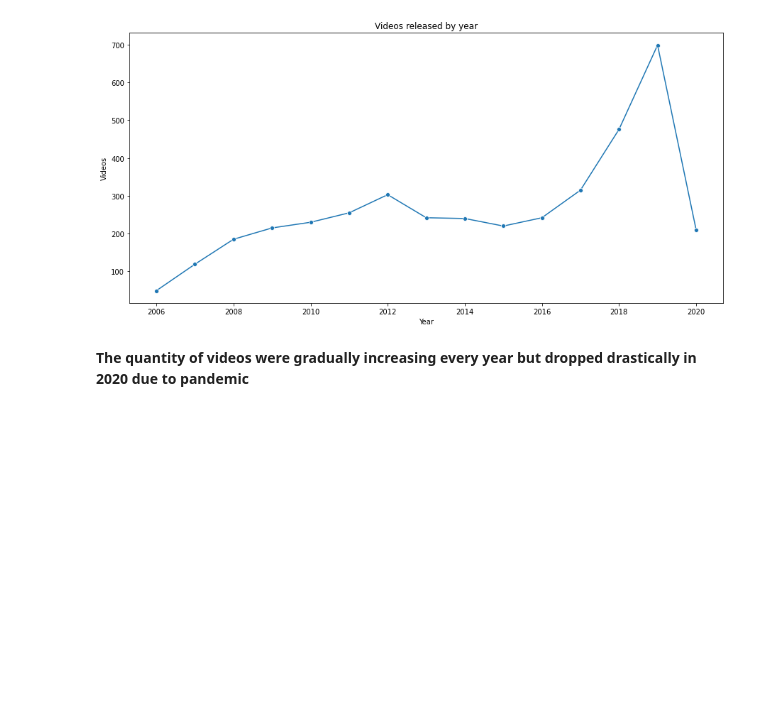
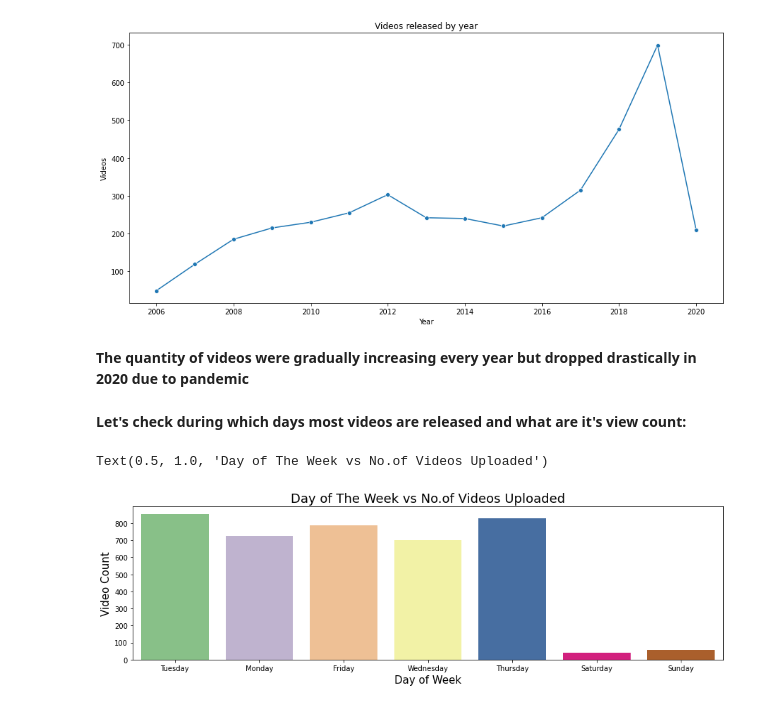
Before and after one commit to paulsoumyadip/ted_talk_views_prediction, a Jupyter notebook: Ted_Talks_Views_Prediction_Regression_Capstone_.ipynb, the cells around one changed output. Drawn from its saved outputs; the diff is of its cells as text; code cells hidden in the pictures; blank space fills up the shorter version.

```diff
--- a/Ted_Talks_Views_Prediction_Regression_Capstone_.ipynb
+++ b/Ted_Talks_Views_Prediction_Regression_Capstone_.ipynb
@@ -392,3 +403,13 @@ plt.title('Videos released by year');
 [figure]
 # %% [markdown]
 **The quantity of videos were gradually increasing every year but dropped drastically in 2020 due to pandemic**
+# %% [markdown]
+**Let's check during which days most videos are released and what are it's view count:**
+# %%
+sns.countplot(data = tedtalk_df ,x='dayofweek',palette ='Accent')
+plt.xlabel('Day of Week',fontsize = 15)
+plt.ylabel('Video Count',fontsize = 15)
+plt.title('Day of The Week vs No.of Videos Uploaded',fontsize = 18)
+# %% [output]
+Text(0.5, 1.0, 'Day of The Week vs No.of Videos Uploaded')
+[figure, added]
```
Also changed, not shown: parts of 6 cells of this notebook.
